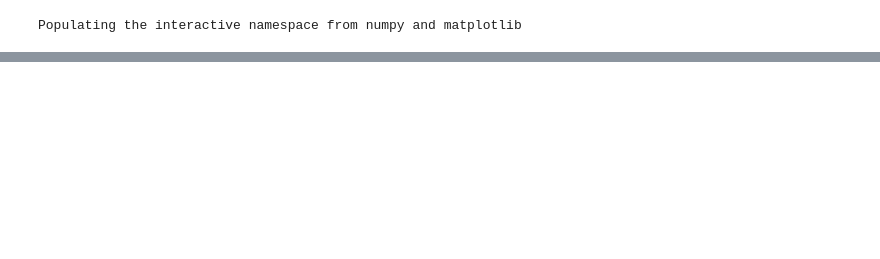
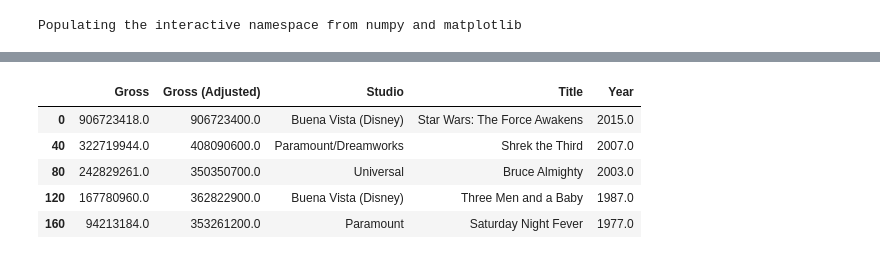
Before and after one commit to omoju/Fundamentals, a Jupyter notebook: Data/dataSampling.ipynb, the cells around one changed output, grey strips where cells are left out. Drawn from its saved outputs; the diff is of its cells as text; code cells hidden in the pictures; blank space fills up the shorter version.

```diff
--- a/Data/dataSampling.ipynb
+++ b/Data/dataSampling.ipynb
@@ -48,0 +148,9 @@ display(commute.head())
+# %%
+df
+# %% [output]
+|  | Gross | Gross (Adjusted) | Studio | Title | Year |
+| 0 | 906723418.0 | 906723400.0 | Buena Vista (Disney) | Star Wars: The Force Awakens | 2015.0 |
+| 40 | 322719944.0 | 408090600.0 | Paramount/Dreamworks | Shrek the Third | 2007.0 |
+| 80 | 242829261.0 | 350350700.0 | Universal | Bruce Almighty | 2003.0 |
+| 120 | 167780960.0 | 362822900.0 | Buena Vista (Disney) | Three Men and a Baby | 1987.0 |
+| 160 | 94213184.0 | 353261200.0 | Paramount | Saturday Night Fever | 1977.0 |
```
Also changed, not shown: parts of 24 cells of this notebook.
